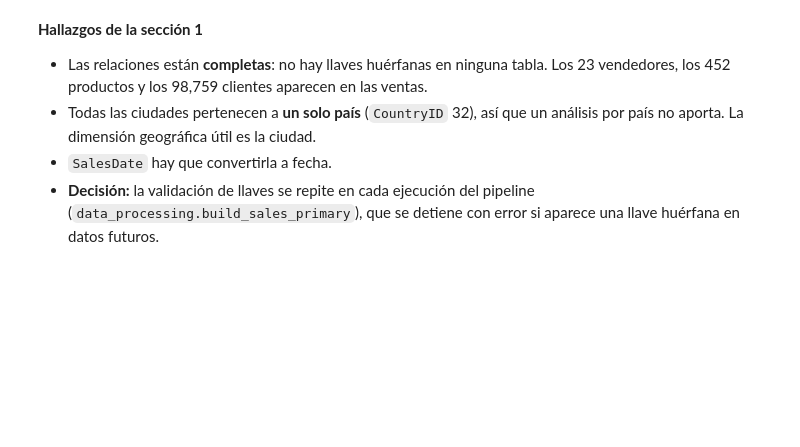
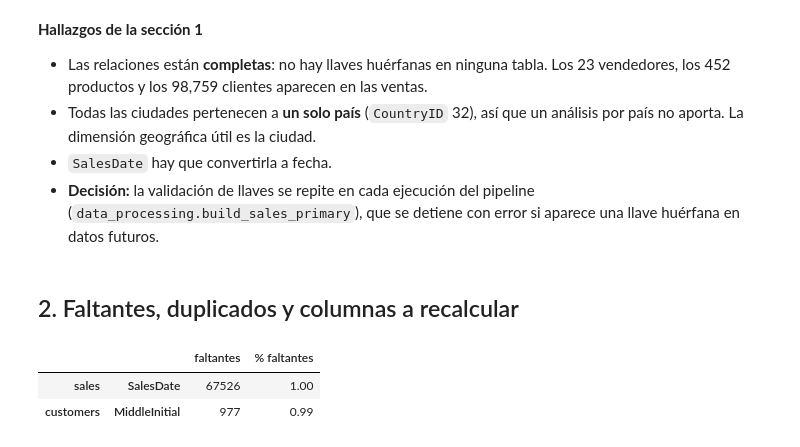
Before and after one commit to Cynthiss/ML-Proyecto-Final, a Jupyter notebook: notebooks/01_exploracion.ipynb, the cells around one changed output. Saved outputs shown, nothing was run; the diff lists cells and outputs as text; code cells hidden in the pictures; blank space fills up the shorter version.

```diff
--- a/notebooks/01_exploracion.ipynb
+++ b/notebooks/01_exploracion.ipynb
@@ -165,3 +165,25 @@ Países con ciudades: [32]
 - Todas las ciudades pertenecen a **un solo país** (`CountryID` 32), así que un análisis por país no aporta. La dimensión geográfica útil es la ciudad.
 - `SalesDate` hay que convertirla a fecha.
 - **Decisión:** la validación de llaves se repite en cada ejecución del pipeline (`data_processing.build_sales_primary`), que se detiene con error si aparece una llave huérfana en datos futuros.
+# %% [markdown]
+## 2. Faltantes, duplicados y columnas a recalcular
+# %%
+import matplotlib.pyplot as plt
+import seaborn as sns
+from scipy import stats
+
+sns.set_theme(style="whitegrid")
+
+missing = pd.concat(
+    {
+        name: pd.DataFrame(
+            {"faltantes": df.isna().sum(), "% faltantes": 100 * df.isna().mean()}
+        )
+        for name, df in raw.items()
+    }
+)
+missing[missing["faltantes"] > 0]
+# %% [output]
+|  |  | faltantes | % faltantes |
+| sales | SalesDate | 67526 | 1.00 |
+| customers | MiddleInitial | 977 | 0.99 |
```
Also changed, not shown: parts of 12 cells of this notebook.
